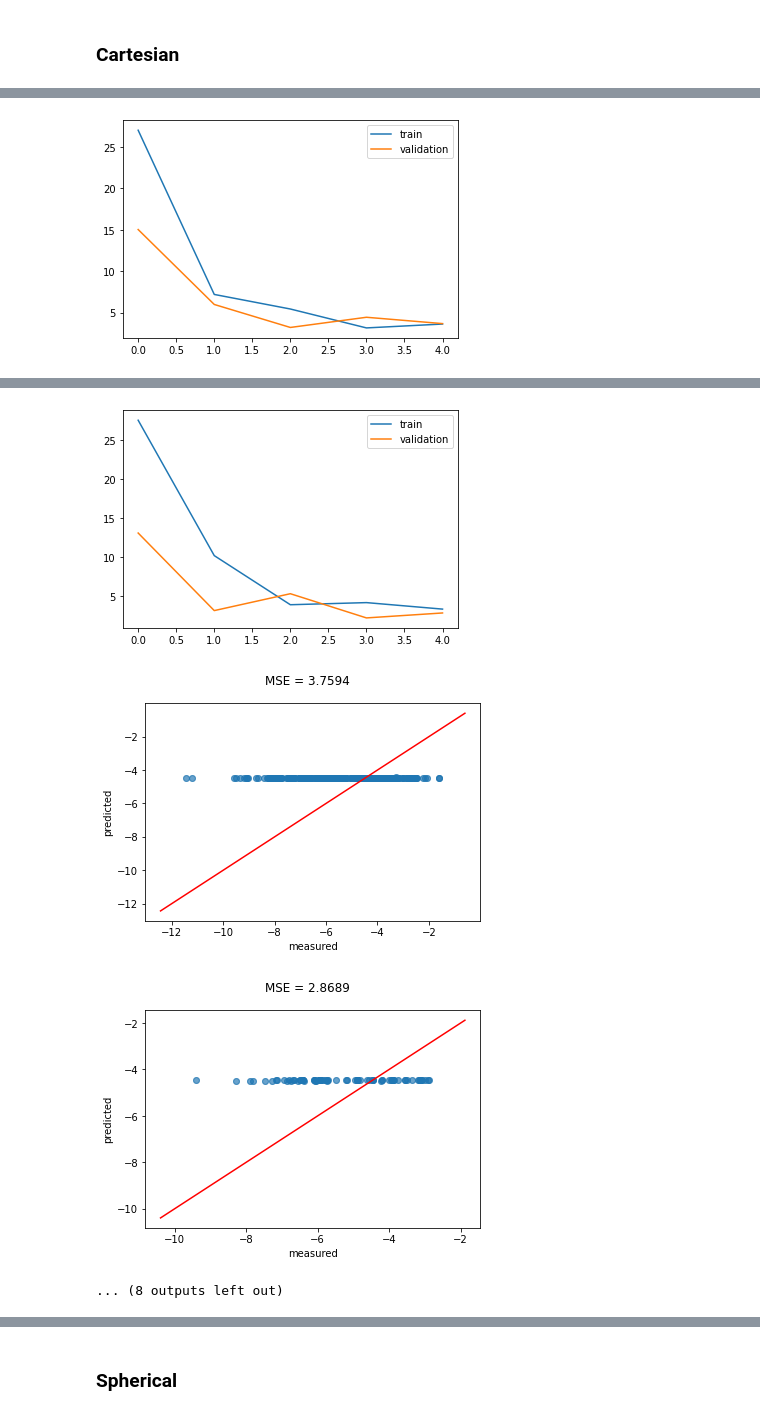
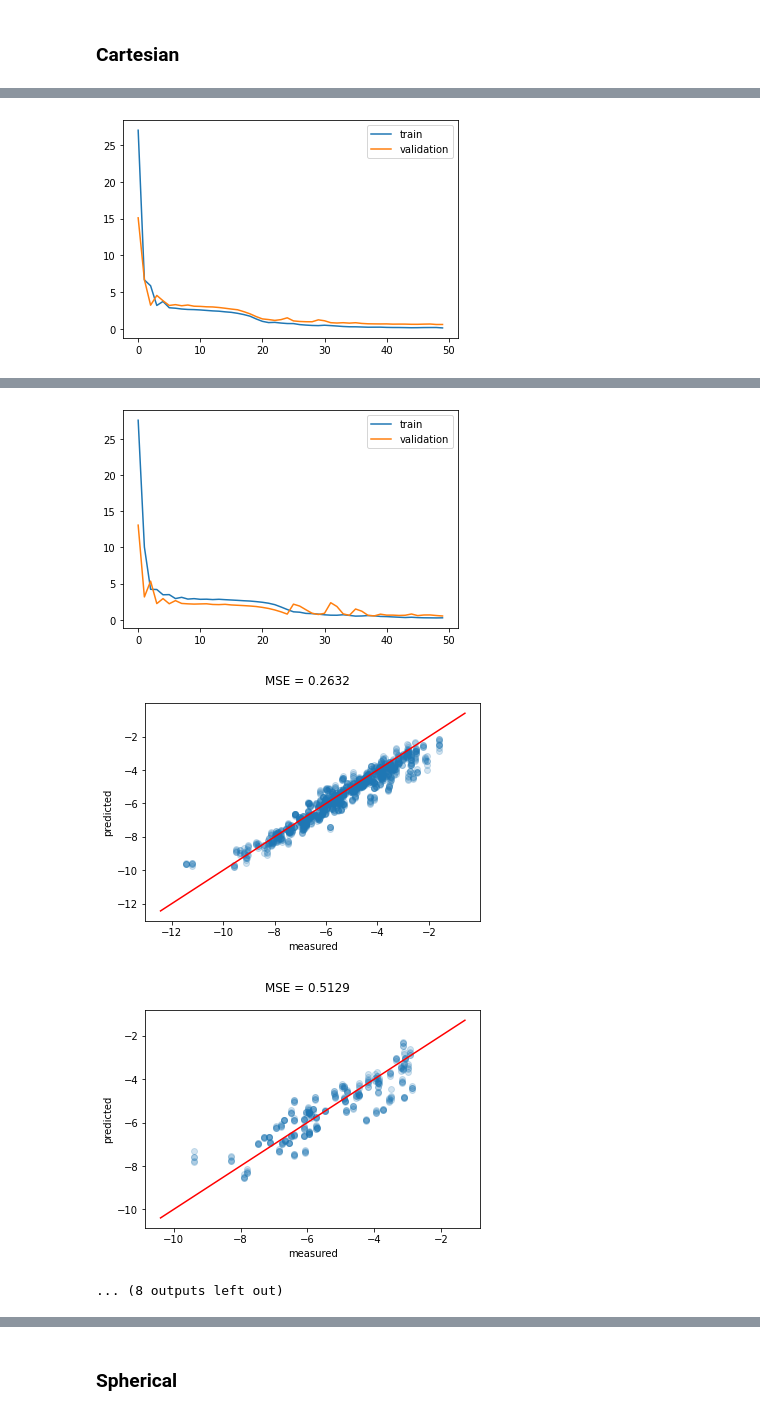
Before and after one commit to markus7800/VoxelNet, a Jupyter notebook: VoxelNet_SELU_ICSD.ipynb, the cells around one changed output, grey strips where cells are left out. Saved outputs shown, nothing was run; the diff lists cells and outputs as text; code cells hidden in the pictures.

```diff
--- a/VoxelNet_SELU_ICSD.ipynb
+++ b/VoxelNet_SELU_ICSD.ipynb
@@ -260,7 +260,7 @@ Finished in 251.7999s.
 sigma = 0.1
 L = 12.8
 N = 32
-epochs = 5
+epochs = 50
 device = get_default_device()
 
 seed_everything()
@@ -330 +344 @@ Finished in 24.3273s.
-[figure, old version]
+[figure, new version]
@@ -343,5 +364,5 @@ Finished in 24.4513s.
-[figure, old version]
+[figure, new version]
-[figure, old version]
+[figure, new version]
-[figure, old version]
+[figure, new version]
 ... (8 outputs left out)
 # %%
```
Also changed, not shown: parts of 9 cells of this notebook, 15 other files.
